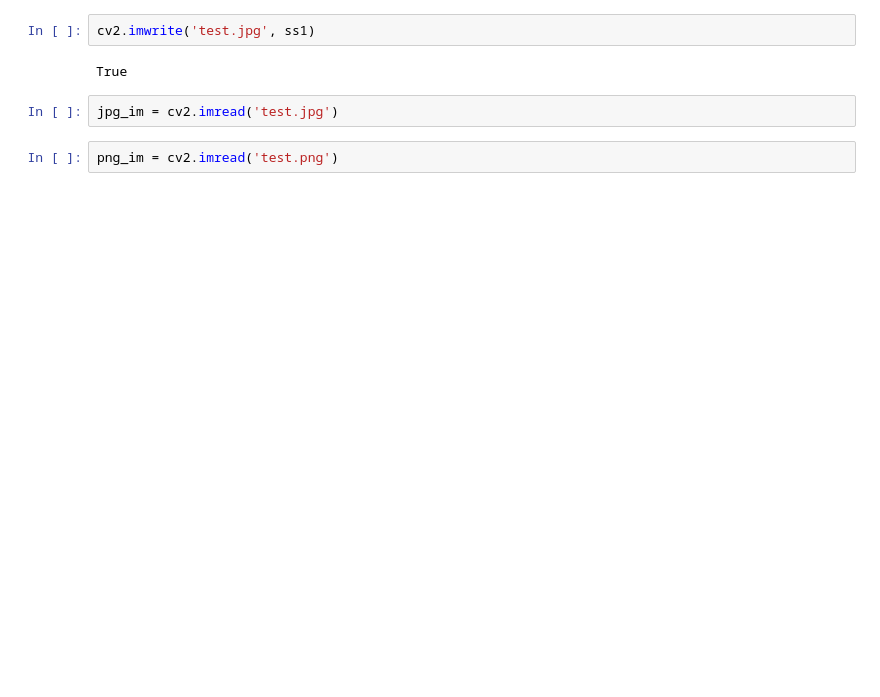
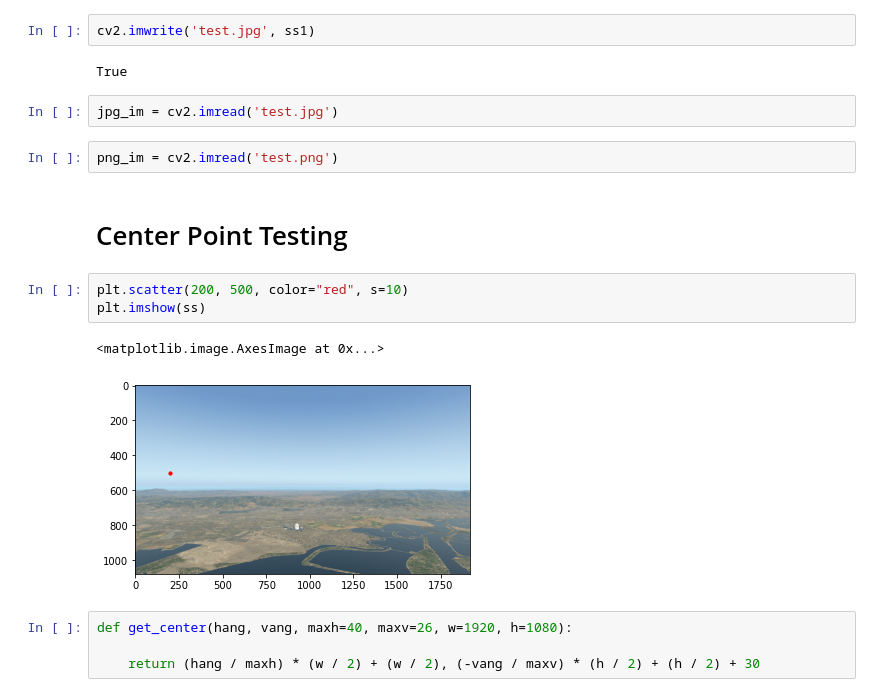
Before and after one commit to sisl/RiskDrivenPerception, a Jupyter notebook: collision_avoidance/data_generation/test_data.ipynb, the cells around one changed output. Drawn from its saved outputs; the diff is of its cells as text; blank space fills up the shorter version.

Commit message:
center point seems to work

```diff
--- a/collision_avoidance/data_generation/test_data.ipynb
+++ b/collision_avoidance/data_generation/test_data.ipynb
@@ -113,3 +109,15 @@ True
 jpg_im = cv2.imread('test.jpg')
 # %%
 png_im = cv2.imread('test.png')
+# %% [markdown]
+# Center Point Testing
+# %%
+plt.scatter(200, 500, color="red", s=10)
+plt.imshow(ss)
+# %% [output]
+<matplotlib.image.AxesImage at 0x...>
+[figure, added]
+# %%
+def get_center(hang, vang, maxh=40, maxv=26, w=1920, h=1080):
+
+    return (hang / maxh) * (w / 2) + (w / 2), (-vang / maxv) * (h / 2) + (h / 2) + 30
```
Also changed, not shown: parts of 16 cells of this notebook, 2 other files.
